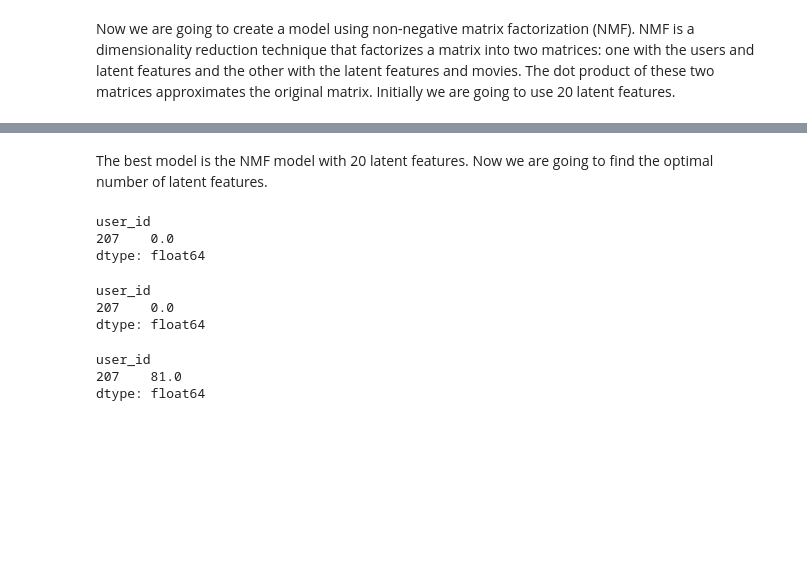
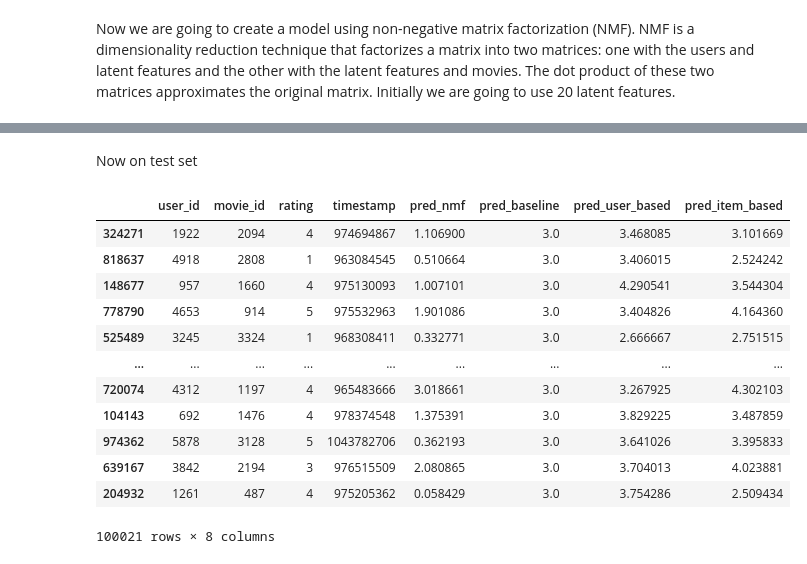
Before and after one commit to JuanDa14Sa/BBC-News-Classification, a Jupyter notebook: recommendation_system.ipynb, the cells around one changed output, grey strips where cells are left out. Drawn from its saved outputs; the diff is of its cells as text; code cells hidden in the pictures; blank space fills up the shorter version.

```diff
--- a/recommendation_system.ipynb
+++ b/recommendation_system.ipynb
@@ -362,20 +366,23 @@ NMF model error: 0.59
-# %% [markdown]
-The best model is the NMF model with 20 latent features. Now we are going to find the optimal number of latent features.
-# %%
-utility_matrix_train[utility_matrix_train.index == 207].sum(axis=1)
-# %% [output]
-user_id
-207    0.0
-dtype: float64
-# %%
-nmf_train[nmf_train.index == 207].sum(axis=1)
-# %% [output]
-user_id
-207    0.0
-dtype: float64
-# %%
-utility_matrix_test[utility_matrix_test.index == 207].sum(axis=1)
-# %% [output]
-user_id
-207    81.0
-dtype: float64
+# %% [markdown]
+Now on test set
+# %%
+for index, row in test_ratings.iterrows():
+    test_ratings.loc[index, 'pred_baseline'] = baseline_matrix.loc[row['user_id'], row['movie_id']]
+    test_ratings.loc[index, 'pred_user_based'] = user_based_matrix.loc[row['user_id'], row['movie_id']]
+    test_ratings.loc[index, 'pred_item_based'] = item_based_matrix.loc[row['user_id'], row['movie_id']]
+    test_ratings.loc[index, 'pred_nmf'] = nmf_train.loc[row['user_id'], row['movie_id']]
+test_ratings
+# %% [output]
+|  | user_id | movie_id | rating | timestamp | pred_nmf | pred_baseline | pred_user_based | pred_item_based |
+| 324271 | 1922 | 2094 | 4 | 974694867 | 1.106900 | 3.0 | 3.468085 | 3.101669 |
+| 818637 | 4918 | 2808 | 1 | 963084545 | 0.510664 | 3.0 | 3.406015 | 2.524242 |
+| 148677 | 957 | 1660 | 4 | 975130093 | 1.007101 | 3.0 | 4.290541 | 3.544304 |
+| 778790 | 4653 | 914 | 5 | 975532963 | 1.901086 | 3.0 | 3.404826 | 4.164360 |
+| 525489 | 3245 | 3324 | 1 | 968308411 | 0.332771 | 3.0 | 2.666667 | 2.751515 |
+| ... | ... | ... | ... | ... | ... | ... | ... | ... |
+| 720074 | 4312 | 1197 | 4 | 965483666 | 3.018661 | 3.0 | 3.267925 | 4.302103 |
+| 104143 | 692 | 1476 | 4 | 978374548 | 1.375391 | 3.0 | 3.829225 | 3.487859 |
+| 974362 | 5878 | 3128 | 5 | 1043782706 | 0.362193 | 3.0 | 3.641026 | 3.395833 |
+| 639167 | 3842 | 2194 | 3 | 976515509 | 2.080865 | 3.0 | 3.704013 | 4.023881 |
+| 204932 | 1261 | 487 | 4 | 975205362 | 0.058429 | 3.0 | 3.754286 | 2.509434 |
+100021 rows × 8 columns
```
Also changed, not shown: parts of 20 cells of this notebook.
